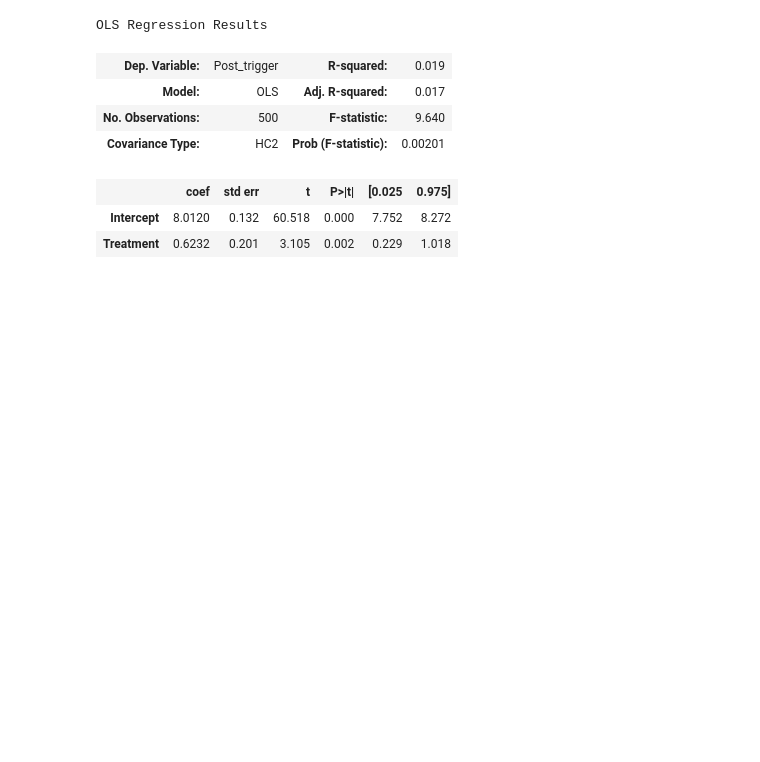
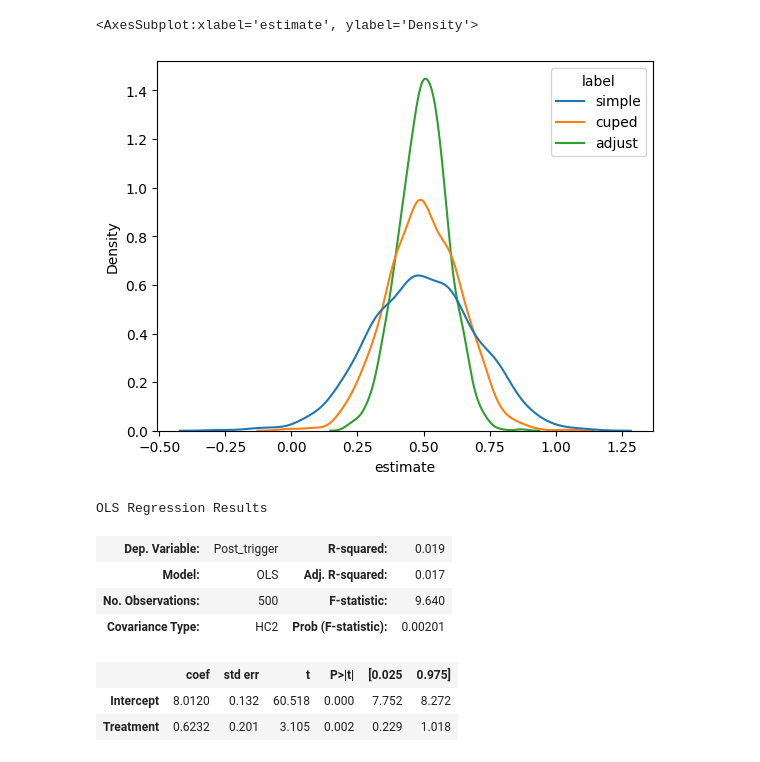
Before and after one commit to alexanderoa/blog_code, a Jupyter notebook: cuped/cuped.ipynb, the cells around one changed output. Saved outputs shown, nothing was run; the diff lists cells and outputs as text; code cells hidden in the pictures; blank space fills up the shorter version.

```diff
--- a/cuped/cuped.ipynb
+++ b/cuped/cuped.ipynb
@@ -6,4 +9,44 @@ import statsmodels.formula.api as smf
 from cuped_utils import *
+# %%
+def many_cuped_sims(
+    n_sims = 100,
+    seed = 123
+):
+    meta_rng = np.random.default_rng(seed=seed)
+    simple = np.zeros(n_sims)
+    cuped = np.zeros(n_sims)
+    adjust = np.zeros(n_sims)
+    for i in range(n_sims):
+        data = cuped_generator(seed=meta_rng.integers(1,100000))
+
+        cuped_lm = sm.OLS(data['Post_trigger'], data['Pre_trigger']).fit()
+        theta = cuped_lm.params[0]
+        data['Post_cuped'] = data['Post_trigger'] - theta*data['Pre_normalized']
+
+        reg = smf.ols("Post_trigger ~ Treatment",data).fit()
+        simple[i] = reg.params['Treatment']
+
+        cuped_reg = smf.ols("Post_cuped ~ Treatment", data).fit()
+        cuped[i] = cuped_reg.params['Treatment']
+
+        reg_adj = smf.ols(
+            formula="Post_trigger ~ Treatment + Pre_trigger + Treatment:Pre_normalized",
+            data=data).fit()
+        adjust[i] = reg_adj.params['Treatment']
+    return simple, cuped, adjust
+# %%
+n = 1000
+simple, cuped, adjust = many_cuped_sims(n_sims=n)
+df = pd.DataFrame()
+simple_df = pd.DataFrame({'label':['simple']*n, 'estimate':simple})
+cuped_df = pd.DataFrame({'label':['cuped']*n, 'estimate':cuped})
+adjust_df = pd.DataFrame({'label':['adjust']*n, 'estimate':adjust})
+
+df = df.append([simple_df, cuped_df, adjust_df])
+sns.kdeplot(x='estimate', hue = 'label', data=df)
+# %% [output]
+<AxesSubplot:xlabel='estimate', ylabel='Density'>
+[figure, added]
 # %%
 data = cuped_generator()
 reg = smf.ols("Post_trigger ~ Treatment",data).fit()
```
Also changed, not shown: parts of 1 cell of this notebook, 1 other file.
